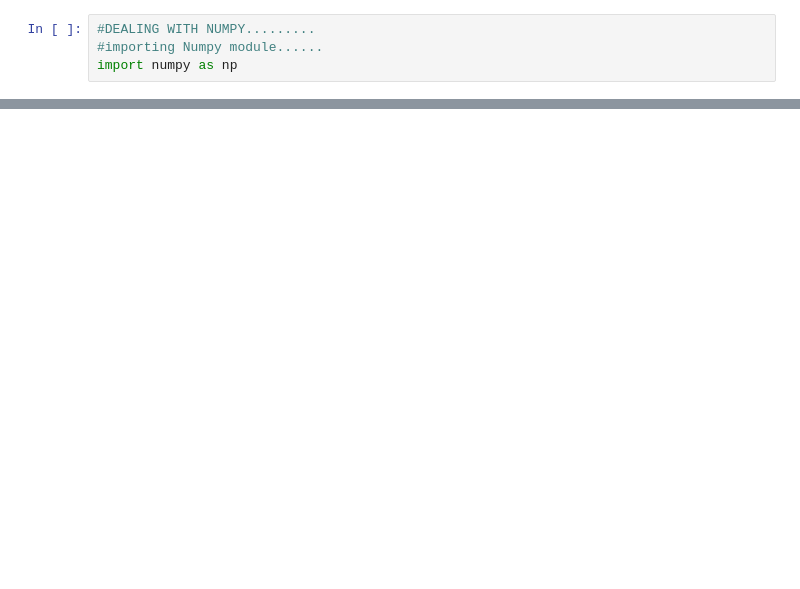
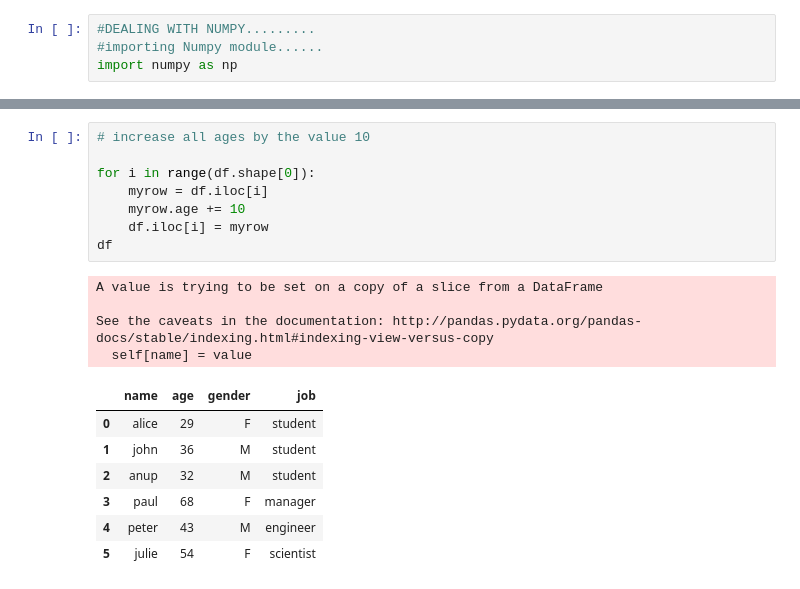
Before and after one commit to Navanil-Roy98/Data-Analysis-using-Python, a Jupyter notebook: test.ipynb, the cells around one changed output, grey strips where cells are left out. Drawn from its saved outputs; the diff is of its cells as text; blank space fills up the shorter version.

```diff
--- a/test.ipynb
+++ b/test.ipynb
@@ -1635,0 +1422,20 @@ print(x[0:4,1].argmin())
+# %%
+# increase all ages by the value 10
+
+for i in range(df.shape[0]):
+    myrow = df.iloc[i]
+    myrow.age += 10
+    df.iloc[i] = myrow
+df
+# %% [output]
+A value is trying to be set on a copy of a slice from a DataFrame
+
+See the caveats in the documentation: http://pandas.pydata.org/pandas-docs/stable/indexing.html#indexing-view-versus-copy
+  self[name] = value
+|  | name | age | gender | job |
+| 0 | alice | 29 | F | student |
+| 1 | john | 36 | M | student |
+| 2 | anup | 32 | M | student |
+| 3 | paul | 68 | F | manager |
+| 4 | peter | 43 | M | engineer |
+| 5 | julie | 54 | F | scientist |
```
Also changed, not shown: parts of 158 cells of this notebook.
